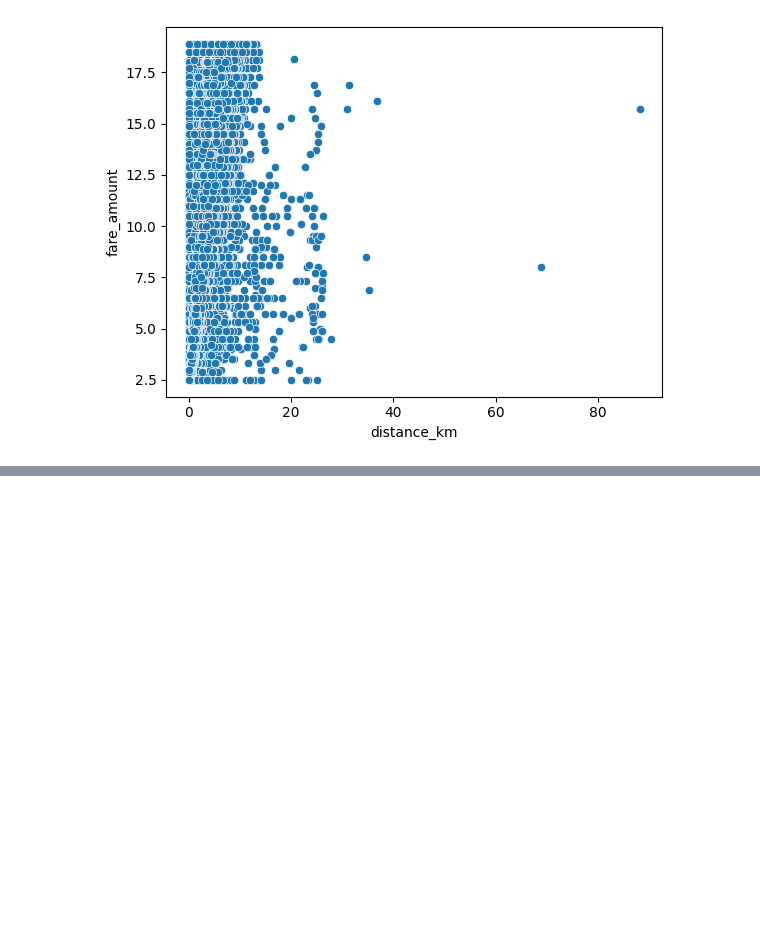
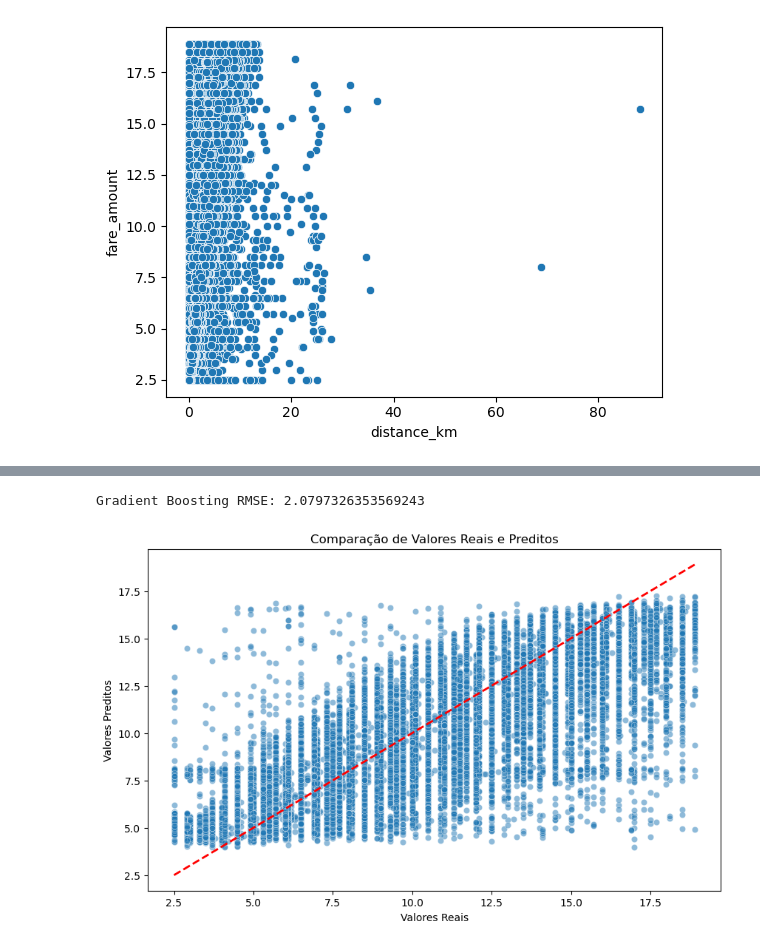
Before and after one commit to JoaoCardoso027/Df-Uber, a Jupyter notebook: Projeto1.ipynb, the cells around one changed output, grey strips where cells are left out. Saved outputs shown, nothing was run; the diff lists cells and outputs as text; code cells hidden in the pictures; blank space fills up the shorter version.

```diff
--- a/Projeto1.ipynb
+++ b/Projeto1.ipynb
@@ -222,0 +230,23 @@ df['fare_amount'].min()
+# %%
+from sklearn.model_selection import train_test_split
+
+X = df[['distance_km','hour','day_of_week']]
+y = df[['fare_amount']]
+
+X_train, X_test, y_train, y_test = train_test_split(X,y, test_size = 0.2, random_state=42)
+# %%
+from sklearn.ensemble import GradientBoostingRegressor
+
+# Treinar o modelo
+gb_reg = GradientBoostingRegressor(n_estimators=100, random_state=42)
+gb_reg.fit(X_train, y_train)
+
+# Fazer previsões
+y_pred_gb = gb_reg.predict(X_test)
+
+# Avaliar o modelo
+mse_gb = mean_squared_error(y_test, y_pred_gb)
+rmse_gb = mse_gb ** 0.5
+print(f'Gradient Boosting RMSE: {rmse_gb}')
+# %% [output]
+Gradient Boosting RMSE: 2.0797326353569243
@@ -222,0 +259,14 @@ df['fare_amount'].min()
+# %%
+import matplotlib.pyplot as plt
+import seaborn as sns
+
+# Gráfico de dispersão
+plt.figure(figsize=(10, 6))
+sns.scatterplot(x=y_test, y=y_pred_gb, alpha=0.5)
+plt.plot([y_test.min(), y_test.max()], [y_test.min(), y_test.max()], '--r', linewidth=2)
+plt.xlabel('Valores Reais')
+plt.ylabel('Valores Preditos')
+plt.title('Comparação de Valores Reais e Preditos')
+plt.show()
+# %% [output]
+[figure, added]
```
Also changed, not shown: parts of 12 cells of this notebook.
